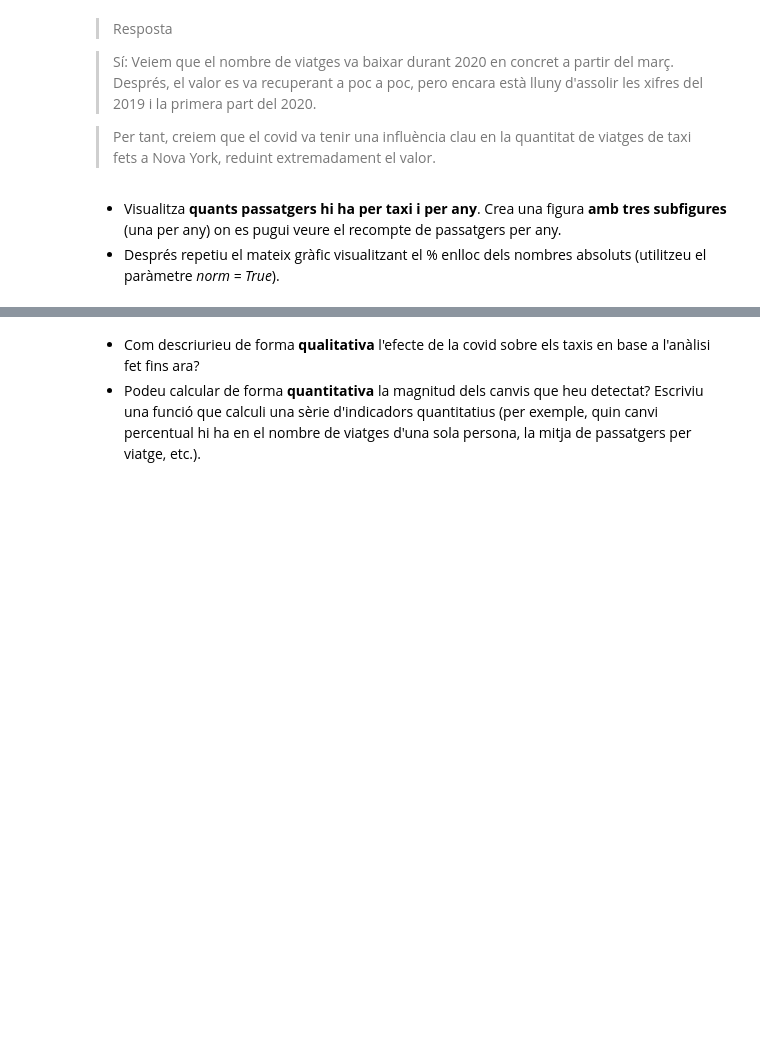
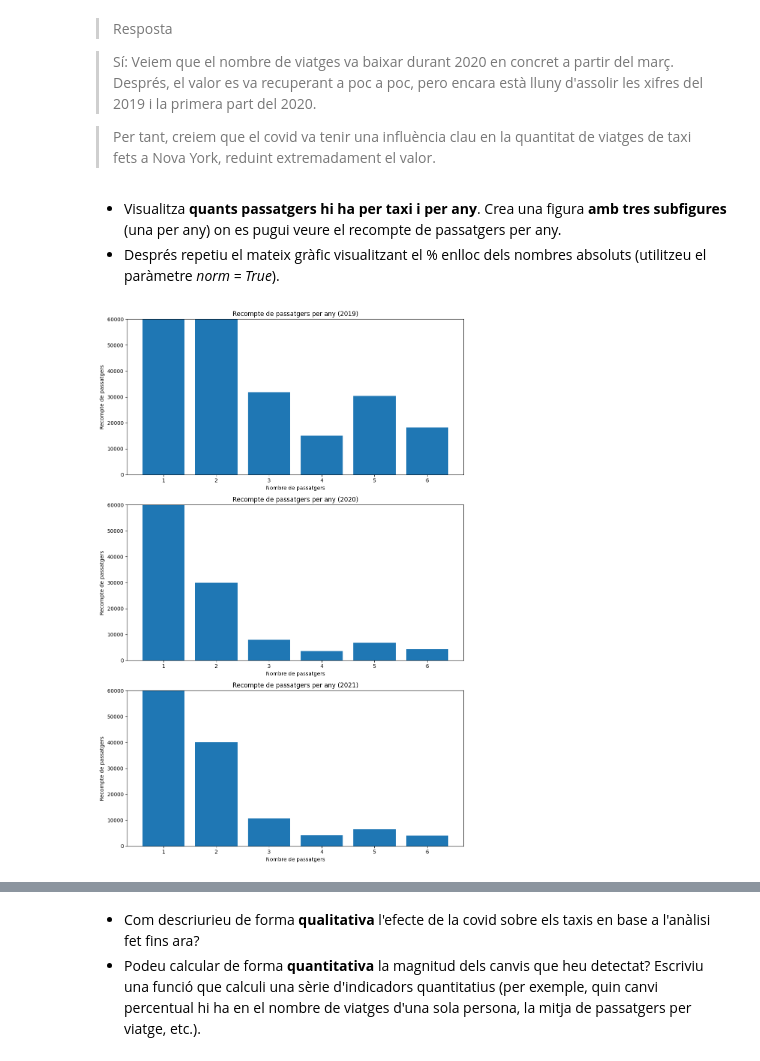
Before and after one commit to SergioEspa/p1-TNUI, a Jupyter notebook: p1_nb.ipynb, the cells around one changed output, grey strips where cells are left out. Cells and saved outputs as stored; diff of their text form; code cells hidden in the pictures; blank space fills up the shorter version.

```diff
--- a/p1_nb.ipynb
+++ b/p1_nb.ipynb
@@ -386,15 +418,37 @@ bar_plot(df,
 # %%
 def passengers_taxi_year(df, ylim, xlabel, ylabel, title, norm = False):
     """
     Funció que visualitza quants passatgers hi ha per taxi i per any
     """
 
-    # AQUÍ EL TEU CODI
+    fig, axs = plt.subplots(3, 1, figsize=(10, 15))
+    for i, year in enumerate(YEARS):
+        ax = axs[i]
+        if not norm:
+            ax.bar(range(1, 7), df[df['year'] == year]['passenger_count'].value_counts().sort_index().values)
+            ax.set_xticks(range(1, 7))
+            ax.set_xlabel(xlabel)
+            ax.set_ylabel(ylabel)
+            ax.set_title(f'{title} ({year})')
+            ax.set_ylim(ylim)
+        else:
+            ax.bar(range(1, 7), df[df['year'] == year]['passenger_count'].value_counts(normalize=True).sort_index().values * 100)
+            ax.set_xticks(range(1, 7))
+            ax.set_xlabel(xlabel)
+            ax.set_ylabel('Proporció de viatges')
+            ax.set_title(f'{title} normalitzat ({year})')
+            ax.set_ylim(0, 100)
+    plt.tight_layout()
+    plt.show()
+
+
 
 
 passengers_taxi_year(df,
                      (0, 60000),
                      'Nombre de passatgers',
                      'Recompte de passatgers',
                      'Recompte de passatgers per any')
+# %% [output]
+[figure, added]
 # %%
```
Also changed, not shown: parts of 4 cells of this notebook.
